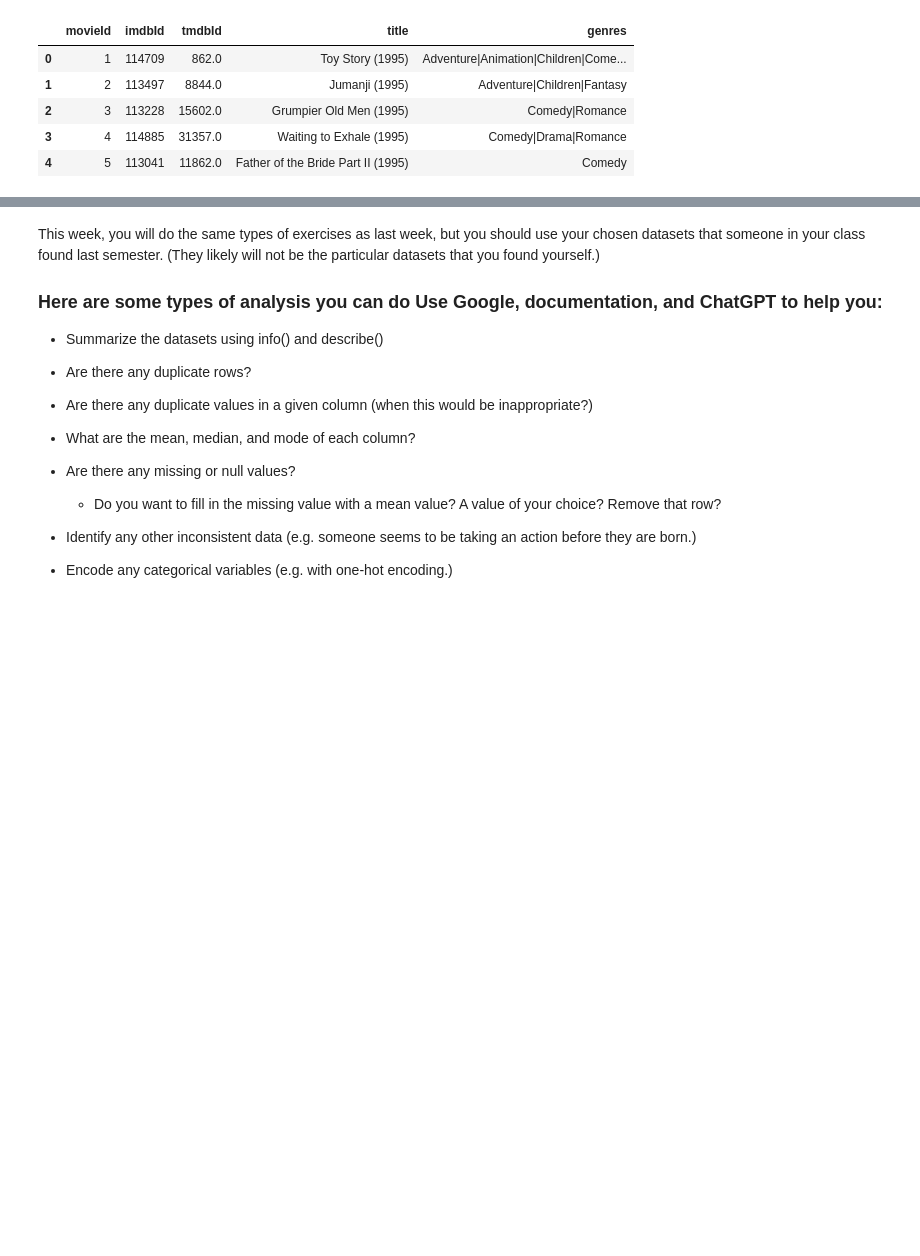
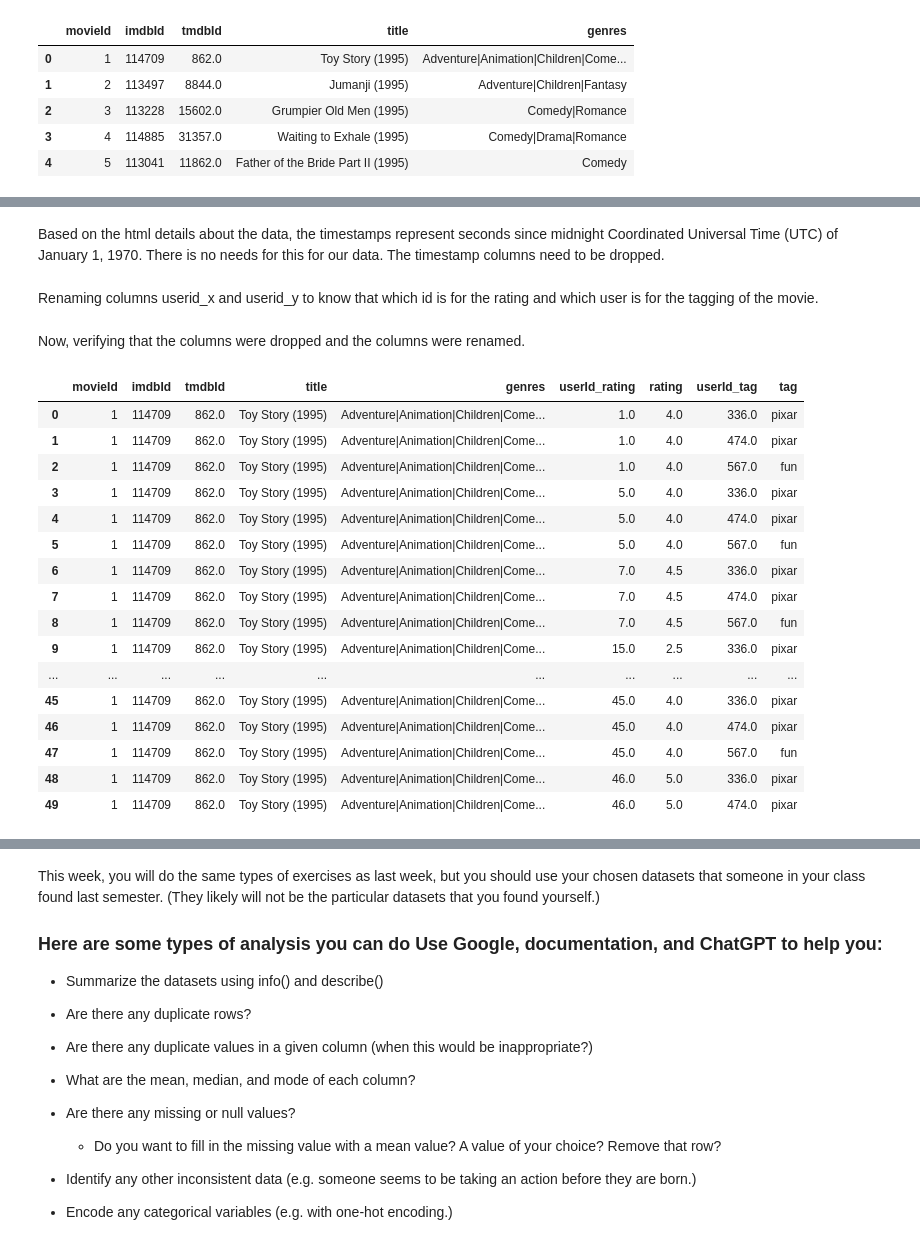
Before and after one commit to keshleem/dx699-summerai-homework2, a Jupyter notebook: OMDS-ModB2-Week2-Martin-Keshia-Lee.ipynb, the cells around one changed output, grey strips where cells are left out. Drawn from its saved outputs; the diff is of its cells as text; code cells hidden in the pictures; blank space fills up the shorter version.

Commit message:
dropped columns, renamed columns, added markdowns

```diff
--- a/OMDS-ModB2-Week2-Martin-Keshia-Lee.ipynb
+++ b/OMDS-ModB2-Week2-Martin-Keshia-Lee.ipynb
@@ -163,2 +167,32 @@ df_merge_movies.sample(5)
+# %% [markdown]
+Based on the html details about the data, the timestamps represent seconds since midnight Coordinated Universal Time (UTC) of January 1, 1970. There is no needs for this for our data. The timestamp columns need to be dropped.
 # %%
-df_merge_movies
+df_merge_movies = df_merge_movies.drop('timestamp_x', axis=1)
+df_merge_movies = df_merge_movies.drop('timestamp_y', axis=1)
+# %% [markdown]
+Renaming columns userid_x and userid_y to know that which id is for the rating and which user is for the tagging of the movie.
+# %%
+df_merge_movies = df_merge_movies.rename(columns={'userId_x':'userId_rating'})
+df_merge_movies = df_merge_movies.rename(columns={'userId_y':'userId_tag'})
+# %% [markdown]
+Now, verifying that the columns were dropped and the columns were renamed.
+# %%
+df_merge_movies.head(50)
+# %% [output]
+|  | movieId | imdbId | tmdbId | title | genres | userId_rating | rating | userId_tag | tag |
+| 0 | 1 | 114709 | 862.0 | Toy Story (1995) | Adventure|Animation|Children|Come... | 1.0 | 4.0 | 336.0 | pixar |
+| 1 | 1 | 114709 | 862.0 | Toy Story (1995) | Adventure|Animation|Children|Come... | 1.0 | 4.0 | 474.0 | pixar |
+| 2 | 1 | 114709 | 862.0 | Toy Story (1995) | Adventure|Animation|Children|Come... | 1.0 | 4.0 | 567.0 | fun |
+| 3 | 1 | 114709 | 862.0 | Toy Story (1995) | Adventure|Animation|Children|Come... | 5.0 | 4.0 | 336.0 | pixar |
+| 4 | 1 | 114709 | 862.0 | Toy Story (1995) | Adventure|Animation|Children|Come... | 5.0 | 4.0 | 474.0 | pixar |
+| 5 | 1 | 114709 | 862.0 | Toy Story (1995) | Adventure|Animation|Children|Come... | 5.0 | 4.0 | 567.0 | fun |
+| 6 | 1 | 114709 | 862.0 | Toy Story (1995) | Adventure|Animation|Children|Come... | 7.0 | 4.5 | 336.0 | pixar |
+| 7 | 1 | 114709 | 862.0 | Toy Story (1995) | Adventure|Animation|Children|Come... | 7.0 | 4.5 | 474.0 | pixar |
+| 8 | 1 | 114709 | 862.0 | Toy Story (1995) | Adventure|Animation|Children|Come... | 7.0 | 4.5 | 567.0 | fun |
+| 9 | 1 | 114709 | 862.0 | Toy Story (1995) | Adventure|Animation|Children|Come... | 15.0 | 2.5 | 336.0 | pixar |
+| ... | ... | ... | ... | ... | ... | ... | ... | ... | ... |
+| 45 | 1 | 114709 | 862.0 | Toy Story (1995) | Adventure|Animation|Children|Come... | 45.0 | 4.0 | 336.0 | pixar |
+| 46 | 1 | 114709 | 862.0 | Toy Story (1995) | Adventure|Animation|Children|Come... | 45.0 | 4.0 | 474.0 | pixar |
+| 47 | 1 | 114709 | 862.0 | Toy Story (1995) | Adventure|Animation|Children|Come... | 45.0 | 4.0 | 567.0 | fun |
+| 48 | 1 | 114709 | 862.0 | Toy Story (1995) | Adventure|Animation|Children|Come... | 46.0 | 5.0 | 336.0 | pixar |
+| 49 | 1 | 114709 | 862.0 | Toy Story (1995) | Adventure|Animation|Children|Come... | 46.0 | 5.0 | 474.0 | pixar |
```
Also changed, not shown: parts of 9 cells of this notebook.
